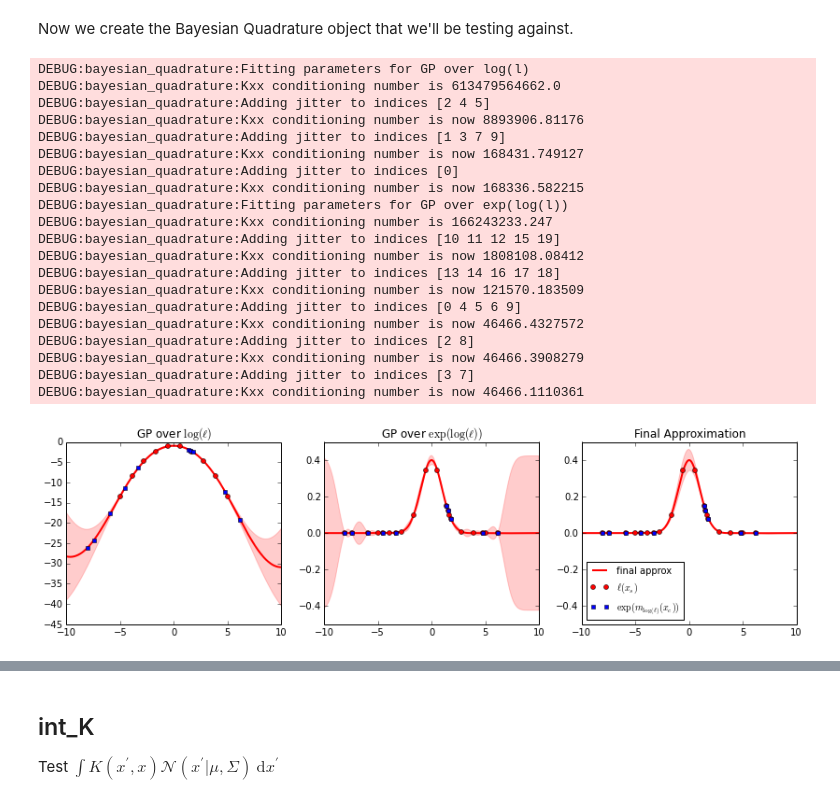
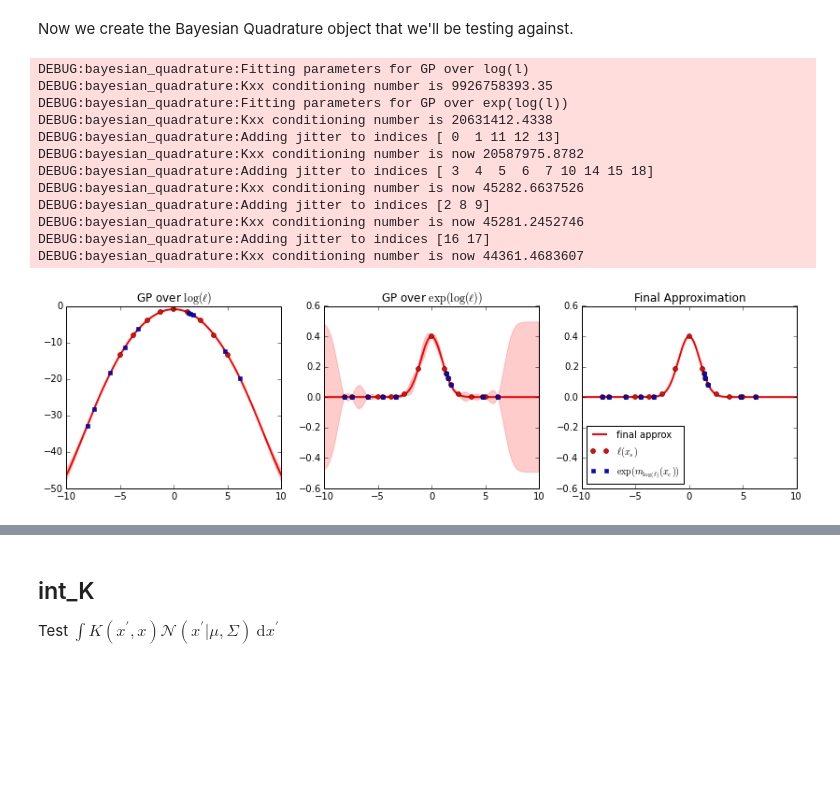
Before and after one commit to jhamrick/bayesian-quadrature, a Jupyter notebook: docs/ipynb/visual-tests.ipynb, the cells around one changed output, grey strips where cells are left out. Cells and saved outputs as stored; diff of their text form; code cells hidden in the pictures; blank space fills up the shorter version.

```diff
--- a/docs/ipynb/visual-tests.ipynb
+++ b/docs/ipynb/visual-tests.ipynb
@@ -28,7 +28,7 @@ ntry = 10
 n_candidate = 10
 x_mean = 0.0
 x_var = 10.0
-ns = 10
+ns = 9
 
 # different number of approximation points to try, to see if the
 # approximation converges, and the range over which we will compute
@@ -105,35 +105,27 @@ Now we create the Bayesian Quadrature object that we'll be testing against.
 # %%
 # choose points and evaluate them under a standard normal distribution
 x = np.linspace(-5, 5, ns)
 f_y = lambda x: scipy.stats.norm.pdf(x, 0, 1)
 y = f_y(x)
 
 # create the bayesian quadrature object
 bq = BQ(x, y, ntry, n_candidate, x_mean, x_var, s=0, h=30, w=1)
-bq._fit_log_l(params=(50, 5, 0))
+bq._fit_log_l(params=(30, 5, 0))
 bq._fit_l(params=(y.max(), 1, 0))
 
 # plot the BQ approximation
 fig, axes = bq.plot(xmin=xmin, xmax=xmax)
 # %% [output]
 DEBUG:bayesian_quadrature:Fitting parameters for GP over log(l)
-DEBUG:bayesian_quadrature:Kxx conditioning number is 613479564662.0
-DEBUG:bayesian_quadrature:Adding jitter to indices [2 4 5]
-DEBUG:bayesian_quadrature:Kxx conditioning number is now 8893906.81176
-DEBUG:bayesian_quadrature:Adding jitter to indices [1 3 7 9]
-DEBUG:bayesian_quadrature:Kxx conditioning number is now 168431.749127
-DEBUG:bayesian_quadrature:Adding jitter to indices [0]
-DEBUG:bayesian_quadrature:Kxx conditioning number is now 168336.582215
+DEBUG:bayesian_quadrature:Kxx conditioning number is 9926758393.35
 DEBUG:bayesian_quadrature:Fitting parameters for GP over exp(log(l))
-DEBUG:bayesian_quadrature:Kxx conditioning number is 166243233.247
-DEBUG:bayesian_quadrature:Adding jitter to indices [10 11 12 15 19]
-DEBUG:bayesian_quadrature:Kxx conditioning number is now 1808108.08412
-DEBUG:bayesian_quadrature:Adding jitter to indices [13 14 16 17 18]
-DEBUG:bayesian_quadrature:Kxx conditioning number is now 121570.183509
-DEBUG:bayesian_quadrature:Adding jitter to indices [0 4 5 6 9]
-DEBUG:bayesian_quadrature:Kxx conditioning number is now 46466.4327572
-DEBUG:bayesian_quadrature:Adding jitter to indices [2 8]
-DEBUG:bayesian_quadrature:Kxx conditioning number is now 46466.3908279
-DEBUG:bayesian_quadrature:Adding jitter to indices [3 7]
-DEBUG:bayesian_quadrature:Kxx conditioning number is now 46466.1110361
+DEBUG:bayesian_quadrature:Kxx conditioning number is 20631412.4338
+DEBUG:bayesian_quadrature:Adding jitter to indices [ 0  1 11 12 13]
+DEBUG:bayesian_quadrature:Kxx conditioning number is now 20587975.8782
+DEBUG:bayesian_quadrature:Adding jitter to indices [ 3  4  5  6  7 10 14 15 18]
+DEBUG:bayesian_quadrature:Kxx conditioning number is now 45282.6637526
+DEBUG:bayesian_quadrature:Adding jitter to indices [2 8 9]
+DEBUG:bayesian_quadrature:Kxx conditioning number is now 45281.2452746
+DEBUG:bayesian_quadrature:Adding jitter to indices [16 17]
+DEBUG:bayesian_quadrature:Kxx conditioning number is now 44361.4683607
-[figure, old version]
+[figure, new version]
```
Also changed, not shown: parts of 11 cells of this notebook, 1 other file.
